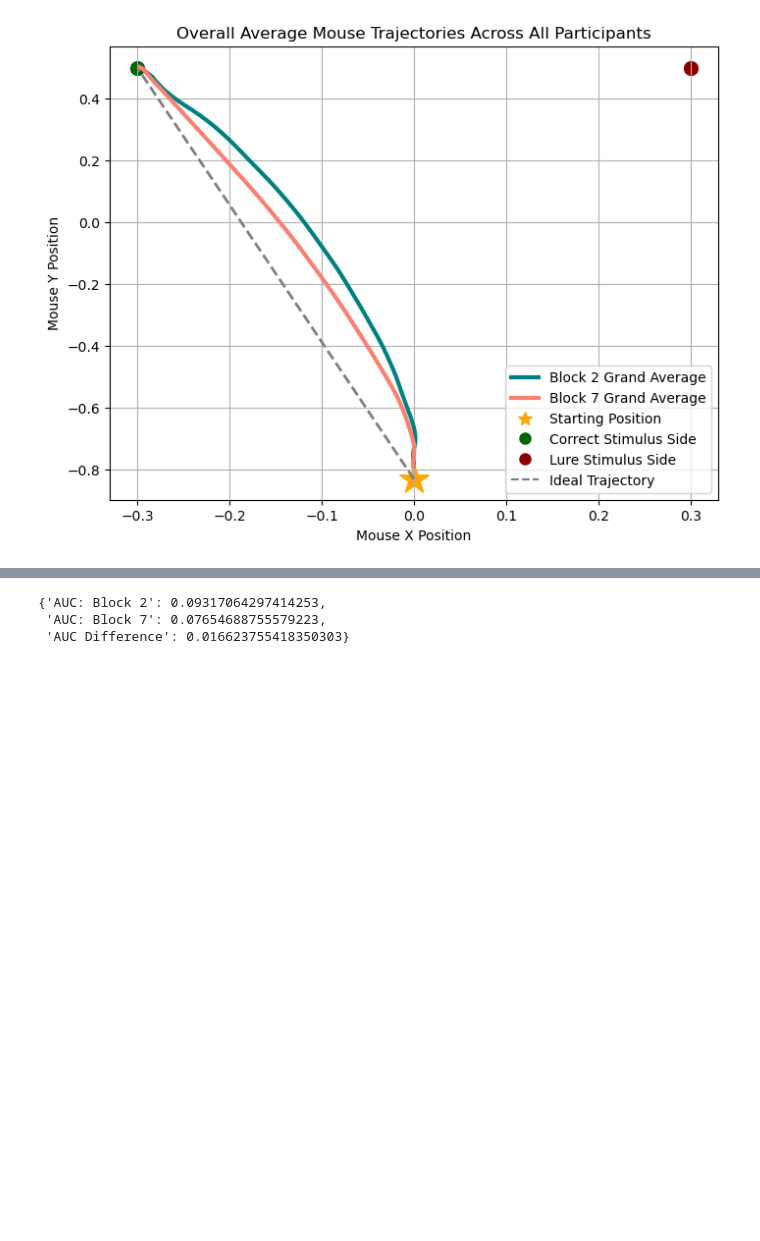
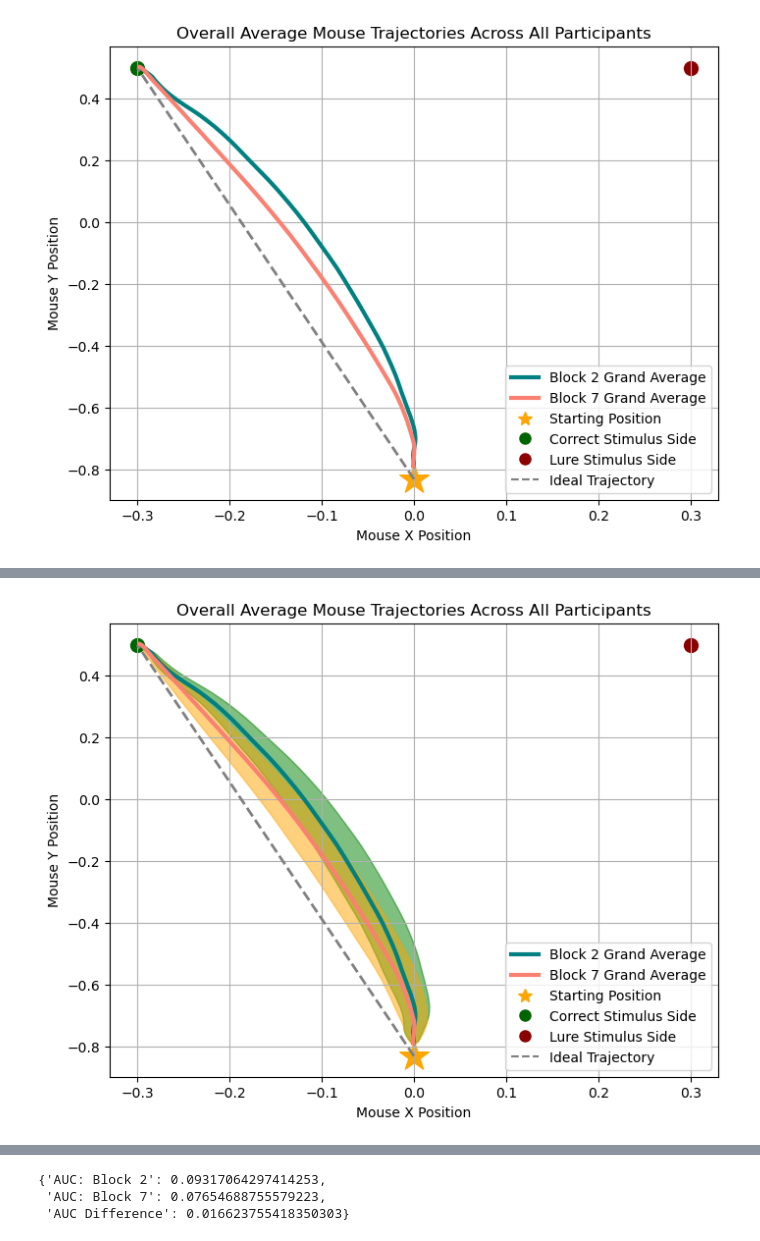
Before and after one commit to rrgreen77/bcog-final-abberzip-data-analysis, a Jupyter notebook: main.ipynb, the cells around one changed output, grey strips where cells are left out. Cells and saved outputs as stored; diff of their text form; code cells hidden in the pictures; blank space fills up the shorter version.

```diff
--- a/main.ipynb
+++ b/main.ipynb
@@ -642,2 +674,86 @@ plot_mega_graph(final_df_flipped)
+# %%
+def plot_mega_graph_with_sem(final_df_flipped):
+    """
+    Purpose:
+        Creates a mega graph combining the average mouse trajectories across all participants and all trials in blocks 2 and 7.
+    Args:
+        final_df_flipped: DataFrame with all flipped trajectories
+    Returns:
+        None, displays matplotlib plot
+    """
+
+    # Making sure we're only looking at the trial type, block numbers, participant, and accuracy we want
+    df_filtered = final_df_flipped[(final_df_flipped['trial_type'] == 11) & (final_df_flipped['block_num'].isin([2, 7])) & (final_df_flipped['accuracy'] == 1)]
+
+    # Disregarding any duplicate data if there is any
+    unique_trials = df_filtered.drop_duplicates(subset=['participant', 'trial_count'])
+
+     # Creating the plot
+    plt.figure(figsize=(8, 6))
+    plt.title('Overall Average Mouse Trajectories Across All Participants')
+    plt.xlabel('Mouse X Position')
+    plt.ylabel('Mouse Y Position')
+
+    # Using markers for the start, where the correct stimulus is, and where the lure stimulus is
+    plt.scatter(0, -0.83, color='orange', s=500, marker='*', label='Starting Position')
+    plt.scatter(-0.3, 0.5, color='darkgreen', s=100, label='Correct Stimulus Side')
+    plt.scatter(0.3, 0.5, color='darkred', s=100, label='Lure Stimulus Side')
+
+    # Adding the ideal trajectory line straight to the correct stimulus; i.e. what the line would look like if the participant experienced no hesitation/no lure effect whatsoever
+    plt.plot([0, -0.3], [-0.83, 0.5], color='gray', linestyle='--', linewidth=2, label='Ideal Trajectory')
+
+    # Setting up spaces to store the interpolated trajectories for each block
+    interpolated_data = {2: {'x': [], 'y': []}, 7: {'x': [], 'y': []}}
+
+    # Going through each participant and trial
+    for _, row in unique_trials.iterrows():
+        trial_id = row['trial_count']
+        participant_id = row['participant']
+        block = row['block_num']
+
+        # Extracting the full actual trajectories per trial
+        trial_data = df_filtered[(df_filtered['participant'] == participant_id) & (df_filtered['trial_count'] == trial_id)]
+        x = trial_data['track_x_pos_flipped'].values
+        y = trial_data['track_y_pos'].values
+
+        # Interpolating trajectory to 100 timepoints
+        interp_x, interp_y = interpolate(x, y)
+
+        # Storing interpolated data
+        interpolated_data[block]['x'].append(interp_x)
+        interpolated_data[block]['y'].append(interp_y)
+
+# Plotting average trajectories with SEM shading using helper function
+    for block, color in zip([2, 7], ['teal', 'salmon']):
+        if interpolated_data[block]['x']:
+            label = f'Block {block} Grand Average Trajectory'
+            plot_trajectory_with_sem(
+                interpolated_data[block]['x'],
+                interpolated_data[block]['y'],
+                line_color=color,
+                label=label,
+                shade_color='green' if block == 2 else 'orange'
+            )
+
+
+    # Creating the legend
+    block2_line = mlines.Line2D([], [], color='teal', linewidth=3, label='Block 2 Grand Average')
+    block7_line = mlines.Line2D([], [], color='salmon', linewidth=3, label='Block 7 Grand Average')
+    plt.legend(handles=[
+        block2_line, block7_line,
+        mlines.Line2D([], [], color='orange', marker='*', linestyle='None', markersize=10, label='Starting Position'),
+        mlines.Line2D([], [], color='darkgreen', marker='o', linestyle='None', markersize=8, label='Correct Stimulus Side'),
+        mlines.Line2D([], [], color='darkred', marker='o', linestyle='None', markersize=8, label='Lure Stimulus Side'),
+        mlines.Line2D([], [], color='gray', linestyle='--', label='Ideal Trajectory')
+    ], loc='lower right')
+
+    # Displaying the plot
+    plt.grid(True)
+    plt.show()
+
+
+plot_mega_graph_with_sem(final_df_flipped)
+# %% [output]
+[figure, added]
 # %% [markdown]
 ***
```
Also changed, not shown: parts of 7 cells of this notebook.
